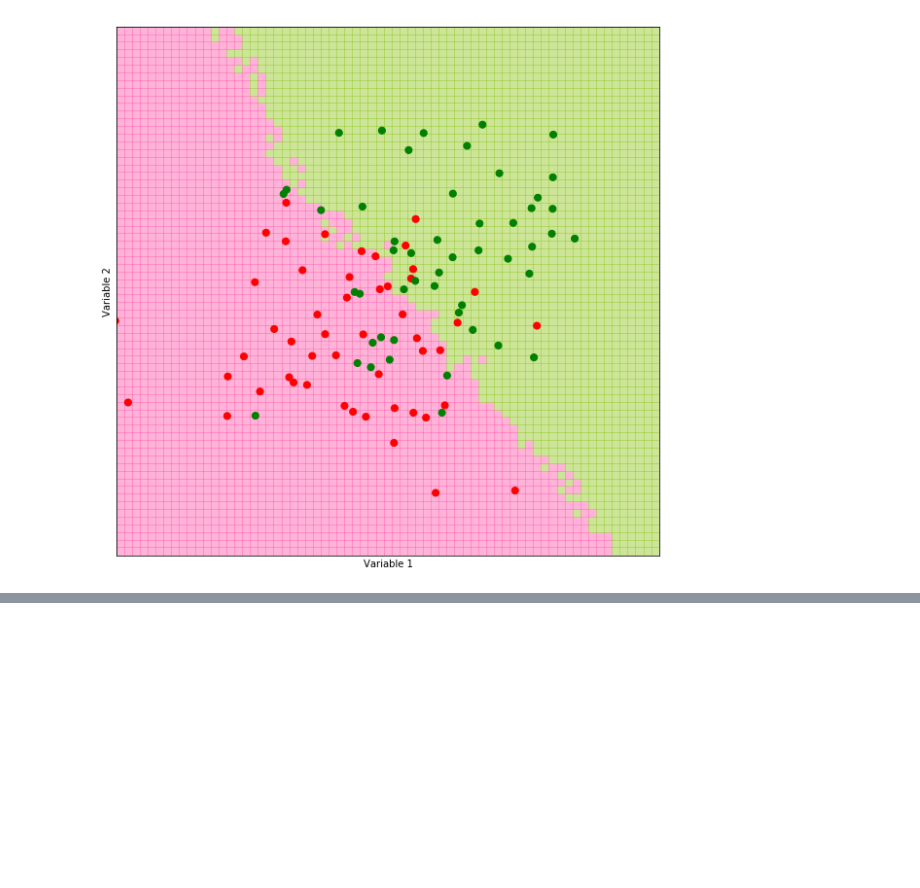
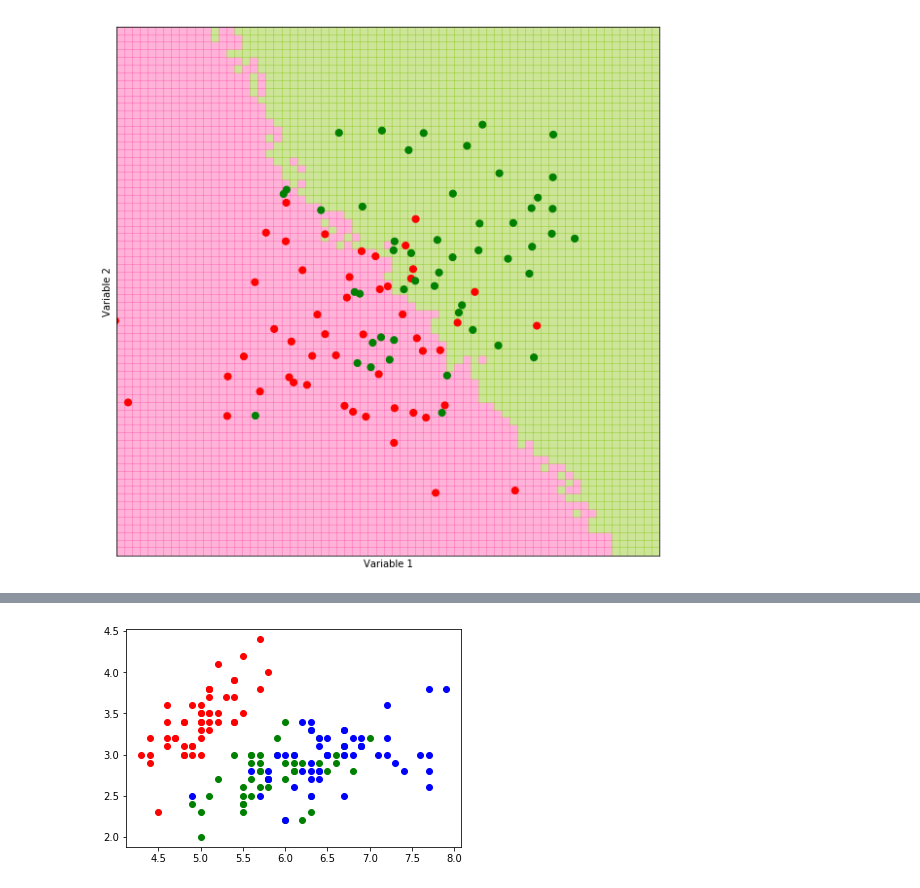
Before and after one commit to udaytak/Edx_PythonForResearch, a Jupyter notebook: 3_31. Case Study - Intro to Classification.ipynb, the cells around one changed output, grey strips where cells are left out. Saved outputs shown, nothing was run; the diff lists cells and outputs as text; code cells hidden in the pictures; blank space fills up the shorter version.

```diff
--- a/3_31. Case Study - Intro to Classification.ipynb
+++ b/3_31. Case Study - Intro to Classification.ipynb
@@ -557,0 +573,3 @@ k = too smaller/ too large is not optimal for on    fu
+# %%
+from sklearn import datasets
+iris = datasets.load_iris()
@@ -557,0 +596,10 @@ k = too smaller/ too large is not optimal for on    fu
+# %%
+predictors = iris.data[:,0:2] #all rows, 1st 2 columns
+outcomes = iris.target
+# %%
+plt.plot(predictors[outcomes==0][:,0],predictors[outcomes==0][:,1],"ro") #column 0
+plt.plot(predictors[outcomes==1][:,0],predictors[outcomes==1][:,1],"go") #column 1
+plt.plot(predictors[outcomes==2][:,0],predictors[outcomes==2][:,1],"bo") #column 2
+plt.savefig("iris.pdf")
+# %% [output]
+[figure, added]
```
Also changed, not shown: parts of 17 cells of this notebook, 2 other files.
